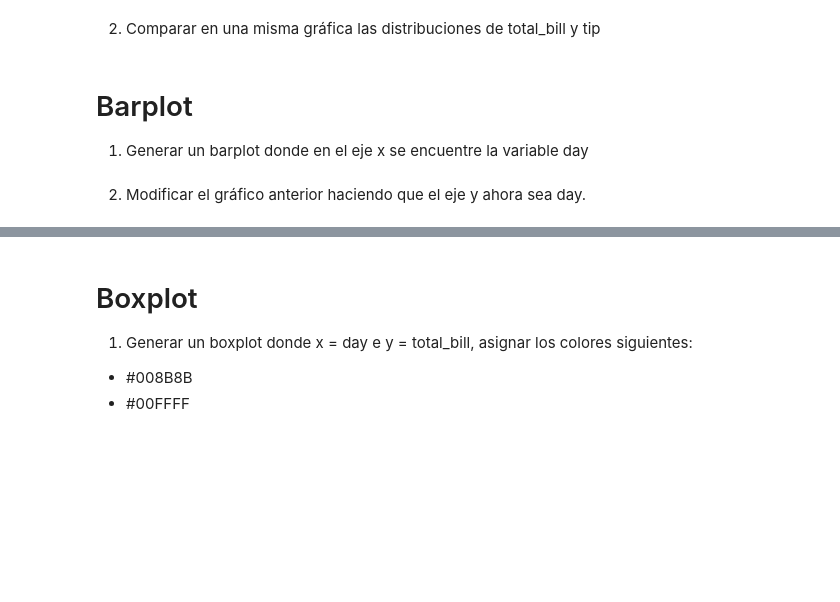
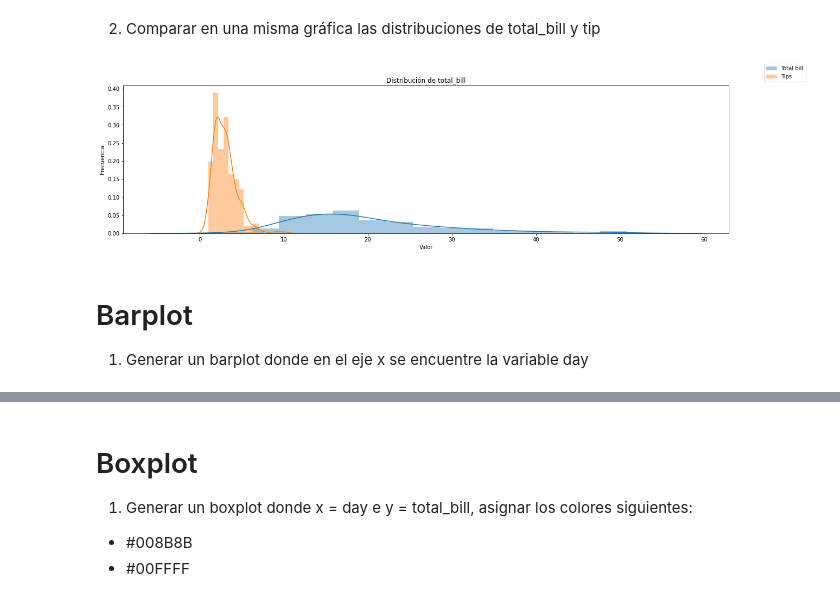
Before and after one commit to rabihaggle/DataScientist, a Jupyter notebook: Clase 36/Análisis_Multivariado_II_Alumnos_(A_Completar).ipynb, the cells around one changed output, grey strips where cells are left out. Saved outputs shown, nothing was run; the diff lists cells and outputs as text; code cells hidden in the pictures; blank space fills up the shorter version.

```diff
--- a/Clase 36/Análisis_Multivariado_II_Alumnos_(A_Completar).ipynb
+++ b/Clase 36/Análisis_Multivariado_II_Alumnos_(A_Completar).ipynb
@@ -133,3 +135,23 @@ sns.scatterplot(x='total_bill',y='tip',data=df,hue='sex', style='smoker',palette
+# %%
+#Completar
+fig = plt.figure(figsize=(20,5))
+
+sns.distplot(df.total_bill, kde=True, hist=True, bins=15, label='Total bill')
+sns.distplot(df.tip, kde=True, hist=True, bins=15, label='Tips')
+
+fig.legend()
+plt.xlabel('Valor')
+plt.ylabel('Frecuencia')
+plt.title('Distribución de total_bill')
+
+plt.show()
+
+
+#sns.distplot(df.total_bill, kde=True, hist=True, bins=15, label='Total bill')
+#sns.distplot(df.tip, kde=True, hist=True, bins=15, label='Tips')
+#plt.legend()
+# %% [output]
+[figure, added]
 # %% [markdown]
 # Barplot
 
@@ -139,2 +158,0 @@ sns.scatterplot(x='total_bill',y='tip',data=df,hue='sex', style='smoker',palette
-# %% [markdown]
-2. Modificar el gráfico anterior haciendo que el eje y ahora sea day.
```
Also changed, not shown: parts of 34 cells of this notebook.
